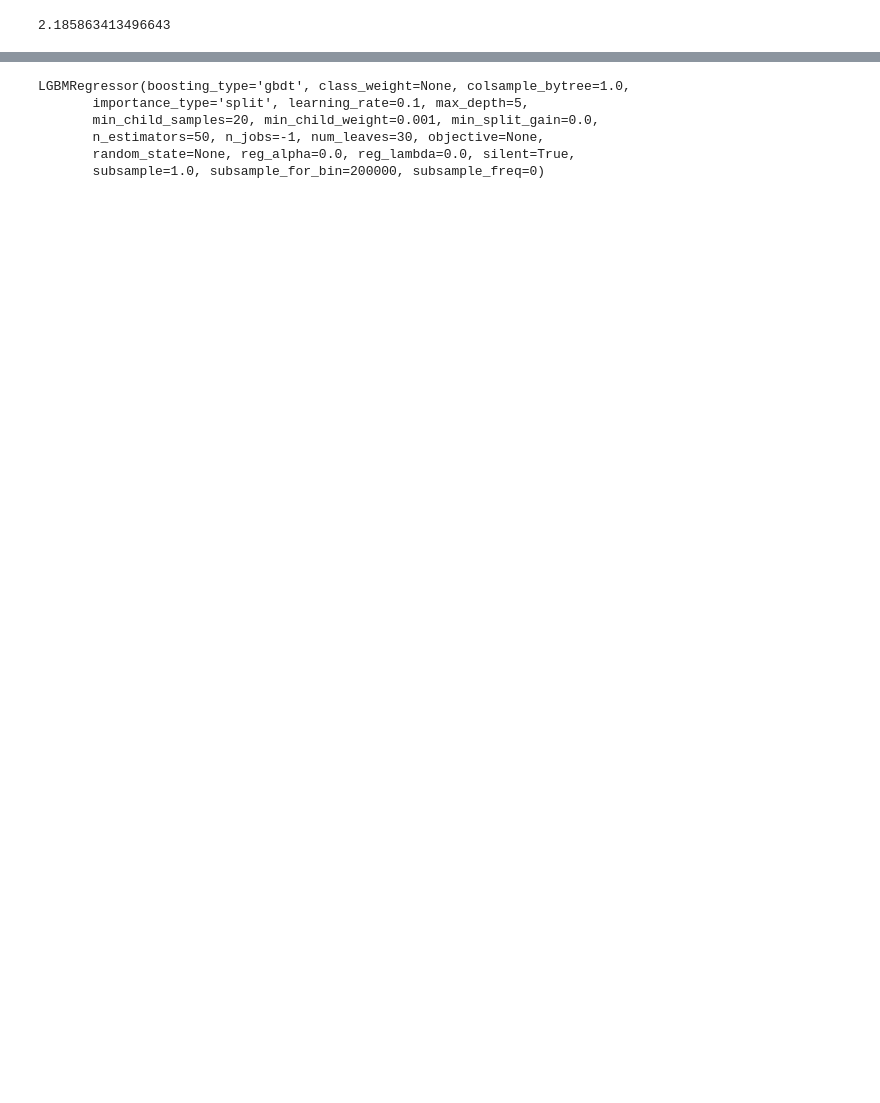
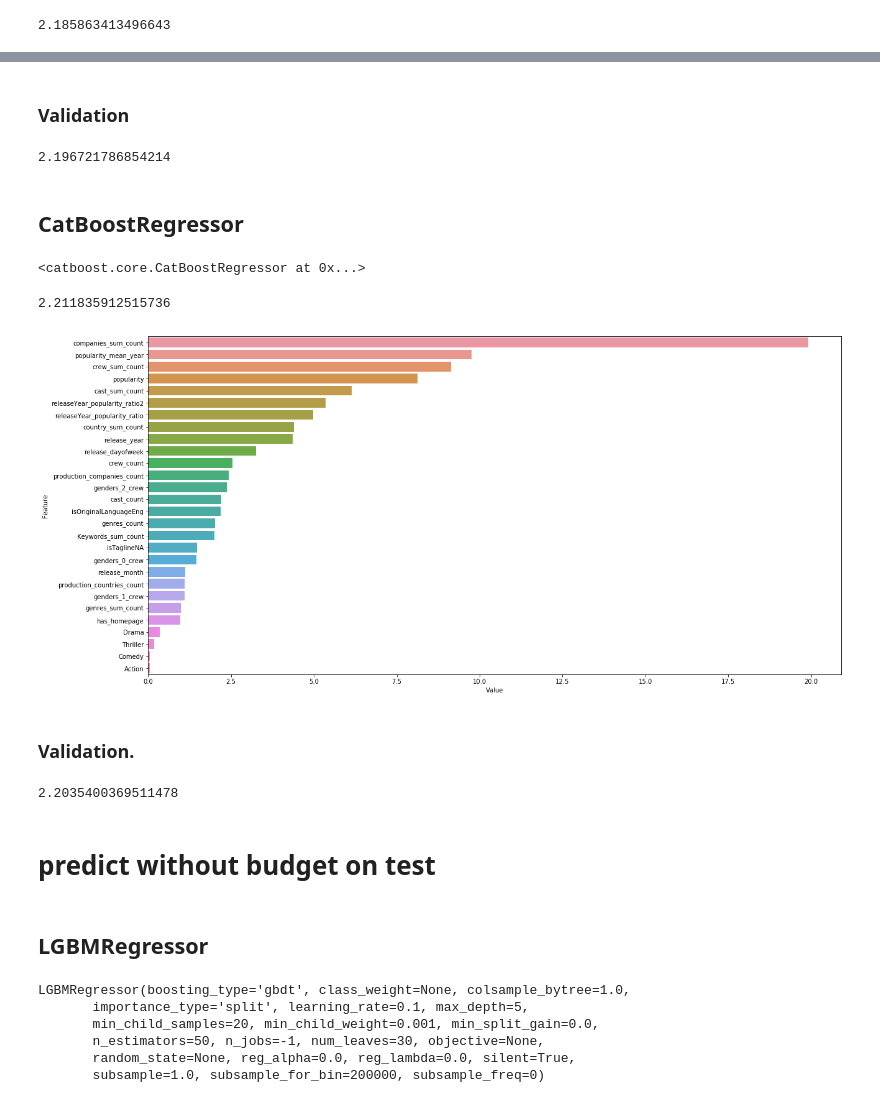
Before and after one commit to tigofat/kaggle_competition, a Jupyter notebook: training_no_budget.ipynb, the cells around one changed output, grey strips where cells are left out. Saved outputs shown, nothing was run; the diff lists cells and outputs as text; code cells hidden in the pictures; blank space fills up the shorter version.

Commit message:
Train featurized data from other models.

```diff
--- a/training_no_budget.ipynb
+++ b/training_no_budget.ipynb
@@ -13,6 +28,6 @@ warnings.filterwarnings("ignore")
 # %%
-train = pd.read_csv('train.csv')
-test = pd.read_csv('test.csv')
+train = pd.read_csv(os.path.join('kaggle_dataset', 'train.csv'))
+test = pd.read_csv(os.path.join('kaggle_dataset', 'test.csv'))
 # %%
 train.loc[train['id'] == 16,'revenue'] = 192864
 train.loc[train['id'] == 90,'budget'] = 30000000
@@ -191,6 +173,12 @@ def sum_freqs(ll):
 # %%
 def add_features(df):
     data = df.copy()
+
+    # genres
+    data['genders_0_crew'] = df.crew.apply(proc).apply(lambda x: sum(1 for item in x if item['gender'] == 0))
+    data['genders_1_crew'] = df.crew.apply(proc).apply(lambda x: sum(1 for item in x if item['gender'] == 1))
+    data['genders_2_crew'] = df.crew.apply(proc).apply(lambda x: sum(1 for item in x if item['gender'] == 2))
+
     # date features
     data[['release_month','release_day','release_year']]=data['release_date'].str.split(
         '/',expand=True).replace(np.nan, -1).astype(int)
@@ -316 +353,46 @@ loss(model.predict(val[features]), np.log(val.revenue))
+# %% [markdown]
+### Validation
+# %%
+loss(xgboost.predict(xgb.DMatrix(val[features])), np.log(val.revenue))
+# %% [output]
+2.196721786854214
+# %% [markdown]
+## CatBoostRegressor
+# %%
+cat = CatBoostRegressor(iterations=100000,
+                        learning_rate=0.04,
+                        depth=5,
+                        eval_metric='RMSE',
+                        bagging_temperature = 0.2,
+                        metric_period = None,
+                        early_stopping_rounds=50)
+
+cat.fit(train_main[features], np.log(train_main.revenue.values),
+                                     eval_set=(val[features], np.log(val.revenue)),
+                                     use_best_model=True,
+                                     verbose=False)
+cat
+# %% [output]
+<catboost.core.CatBoostRegressor at 0x...>
+# %%
+predicted = cat.predict(train_main[features])
+loss(predicted, np.log(train_main.revenue.values))
+# %% [output]
+2.211835912515736
+# %%
+feature_imp = pd.DataFrame(sorted(zip(cat.feature_importances_, features)), columns=['Value','Feature'])
+plt.figure(figsize=(20, 10))
+sns.barplot(x="Value", y="Feature", data=feature_imp.sort_values(by="Value", ascending=False));
+# %% [output]
+[figure, added]
+# %% [markdown]
+### Validation.
+# %%
+loss(cat.predict(val[features]), np.log(val.revenue))
+# %% [output]
+2.2035400369511478
+# %% [markdown]
+# predict without budget on test
+# %% [markdown]
+## LGBMRegressor
 # %%
```
Also changed, not shown: parts of 70 cells of this notebook, 14 other files.
